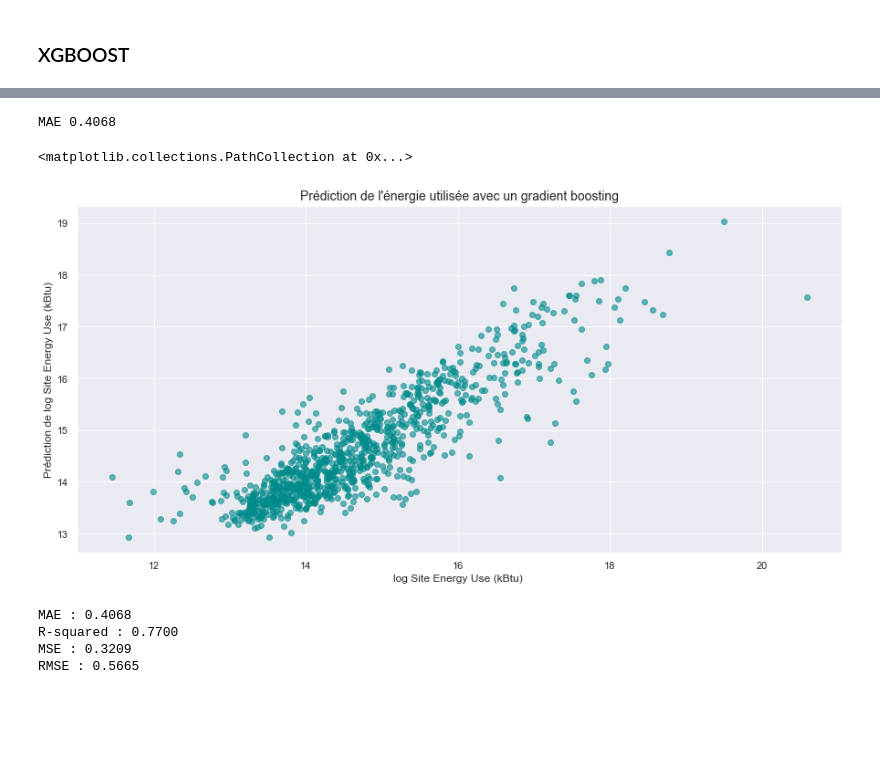
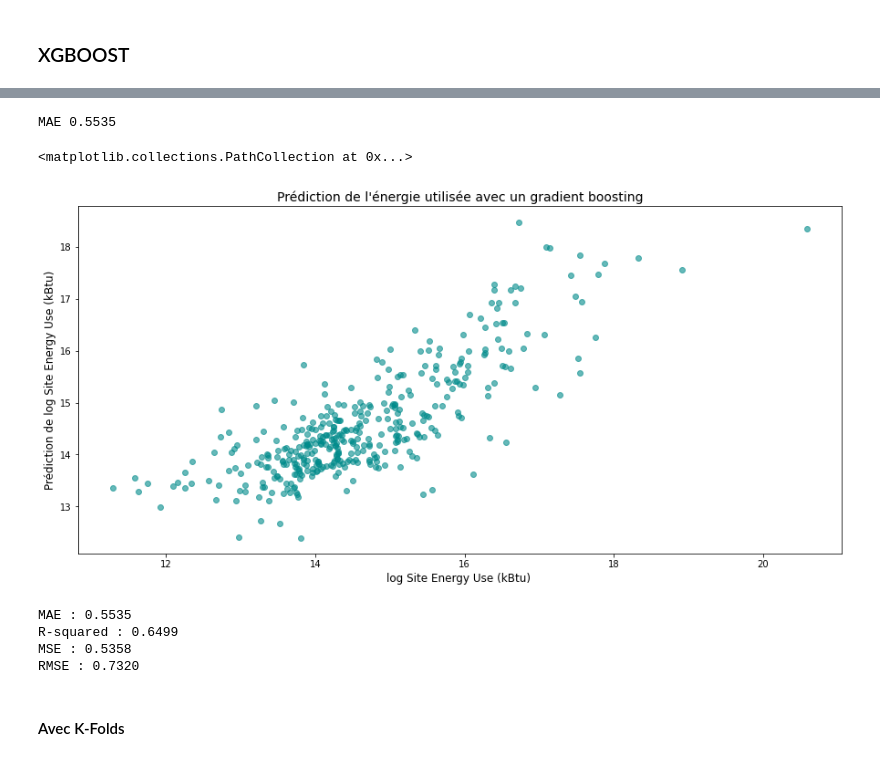
Before and after one commit to ThomasFavrel/OC-P4, a Jupyter notebook: p4_modelisation.ipynb, the cells around one changed output, grey strips where cells are left out. Saved outputs shown, nothing was run; the diff lists cells and outputs as text; code cells hidden in the pictures; blank space fills up the shorter version.

Commit message:
add k-folds

```diff
--- a/p4_modelisation.ipynb
+++ b/p4_modelisation.ipynb
@@ -302,7 +567,7 @@ clf_el_net = linear_model.ElasticNetCV(
     )
 
 # Optimiser ce classifieur sur le jeu d'entraînement
-clf_el_net.fit(X_train, y_train_e)
+clf_el_net.fit(X_train, y_train)
 y_pred_el_net = clf_el_net.predict(X_test)
 # Afficher le(s) hyperparamètre(s) optimaux
 print("Meilleur(s) hyperparamètre(s) sur le jeu d'entraînement alpha et :")
@@ -328,0 +596,31 @@ RMSE : 0.6104
+# %%
+metric = []
+for train_index, test_index in kf.split(X):
+
+    clf_el_net = linear_model.ElasticNetCV(
+        alphas=alphas,     # hyperparamètres à tester
+        cv=5,           # nombre de folds de validation croisée
+        l1_ratio=[.1, .5, .7, .9, .95, .99, 1]
+        #store_cv_values = True
+        )
+
+    # Optimiser ce classifieur sur le jeu d'entraînement
+    clf_el_net.fit(X_train, y_train)
+    y_pred_el_net = clf_el_net.predict(X_test)
+    # Afficher le(s) hyperparamètre(s) optimaux
+    print("Meilleur(s) hyperparamètre(s) sur le jeu d'entraînement alpha et :")
+    print(clf_el_net.alpha_,clf_el_net.l1_ratio_)
+
+    fig, ax = plt.subplots(figsize=(15,7))
+    ax.set_xlabel(Abs, fontsize = 12)
+    ax.set_ylabel(Ord, fontsize = 12)
+    plt.title("Prédiction de l'énergie utilisée avec le régresseur elastic net", fontsize = 14)
+    plt.scatter(y_test, y_pred_el_net, color='darkcyan', alpha=0.6)
+
+    metric.append(list(Return_Erreur(y_test, y_pred_el_net)))
+
+    X_train, X_test = X[train_index], X[test_index]
+    y_train, y_test = y_e[train_index], y_e[test_index]
+
+
+    print()
@@ -341,14 +665,14 @@ if __name__ == "__main__":
 
     clf_rfr = model_selection.GridSearchCV(RandomForestRegressor(),
                                parameters,
-                               n_jobs=-1,
+                               n_jobs=6,
                                verbose=1,
                               scoring='neg_mean_absolute_error')
 
     print("Performing grid search...")
     print("parameters:")
     pprint(parameters)
-    clf_rfr.fit(X_train, y_train_e)
+    clf_rfr.fit(X_train, y_train)
     print()
 
     print("Best score: %0.3f" % -clf_rfr.best_score_)
@@ -412,14 +859,14 @@ if __name__ == "__main__":
 
     clf_xgb = model_selection.GridSearchCV(GradientBoostingRegressor(),
                                parameters,
-                               n_jobs=10,
+                               n_jobs=6,
                                verbose=1,
                               scoring='neg_mean_absolute_error')
 
     print("Performing grid search...")
     print("parameters:")
     pprint(parameters)
-    clf_xgb.fit(X_train, y_train_e)
+    clf_xgb.fit(X_train, y_train)
     print()
 
     print("Best score: %0.3f" % -clf_xgb.best_score_)
@@ -445,22 +891,24 @@ Wall time: 8.89 s
 # %%
 y_pred_xgb = clf_xgb.predict(X_test)
-MAE_XGB = np.mean(abs(y_pred_xgb-y_test_e))
+MAE_XGB = np.mean(abs(y_pred_xgb-y_test))
 print("MAE {:.4f}".format(MAE_XGB))
 # %% [output]
-MAE 0.4068
+MAE 0.5535
 # %%
 fig, ax = plt.subplots(figsize=(15,7))
 ax.set_xlabel(Abs, fontsize = 12)
 ax.set_ylabel(Ord, fontsize = 12)
 plt.title("Prédiction de l'énergie utilisée avec un gradient boosting", fontsize = 14)
-plt.scatter(y_test_e, y_pred_xgb, color='darkcyan', alpha=0.6)
+plt.scatter(y_test, y_pred_xgb, color='darkcyan', alpha=0.6)
 # %% [output]
 <matplotlib.collections.PathCollection at 0x...>
-[figure, old version]
+[figure, new version]
 # %%
-Calcul_Erreur(y_test_e,y_pred_xgb)
+Calcul_Erreur(y_test,y_pred_xgb)
 # %% [output]
-MAE : 0.4068
-R-squared : 0.7700
-MSE : 0.3209
-RMSE : 0.5665
+MAE : 0.5535
+R-squared : 0.6499
+MSE : 0.5358
+RMSE : 0.7320
+# %% [markdown]
+#### Avec K-Folds
```
Also changed, not shown: parts of 71 cells of this notebook, 3 other files.
